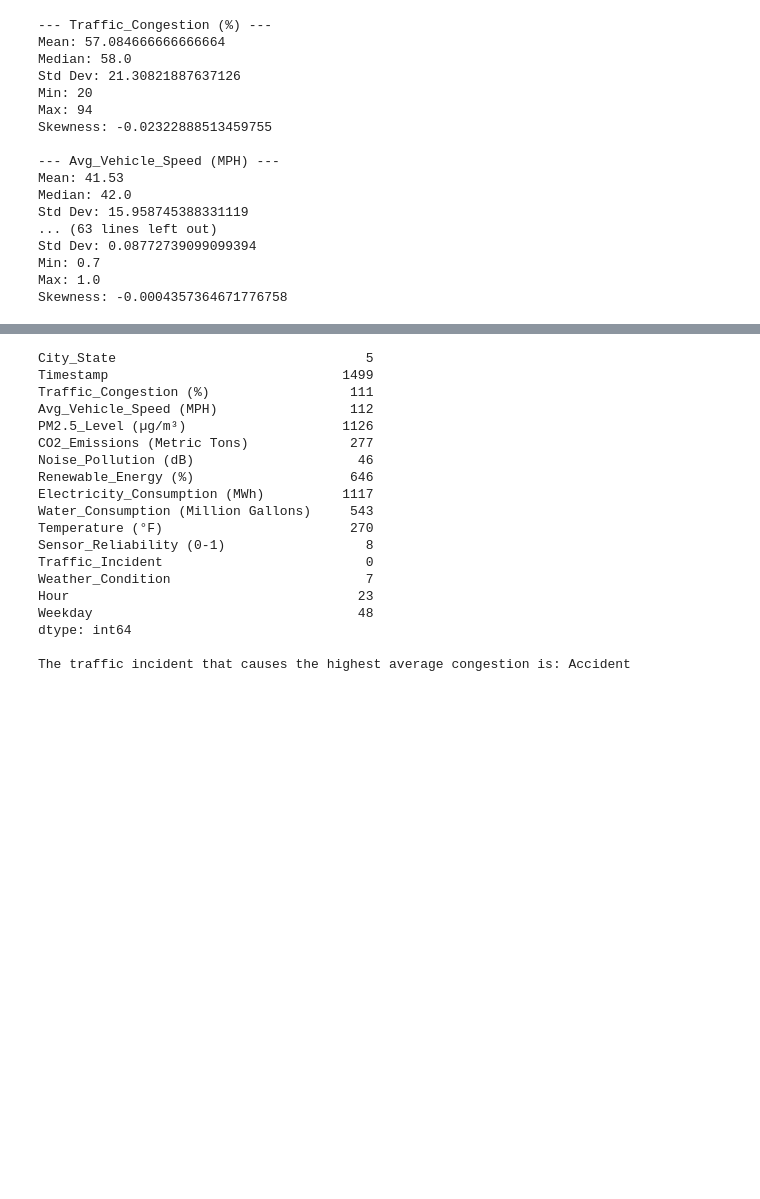
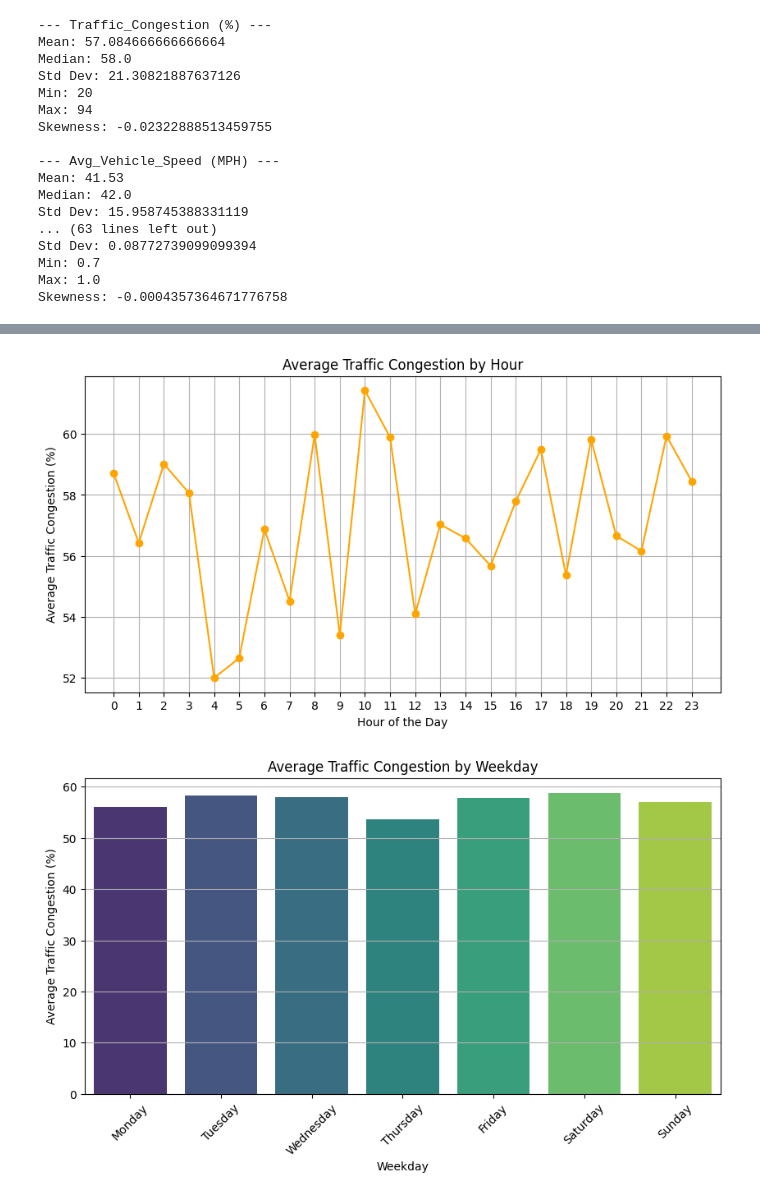
Before and after one commit to M-anvi/Python-Project, a Jupyter notebook: EDA.ipynb, the cells around one changed output, grey strips where cells are left out. Drawn from its saved outputs; the diff is of its cells as text; code cells hidden in the pictures; blank space fills up the shorter version.

```diff
--- a/EDA.ipynb
+++ b/EDA.ipynb
@@ -179,28 +167,36 @@ Sensor_Reliability (0-1): 0 outliers
-# %%
-#FINDING OUT WHICH CITY HAS THE HIGHEST VALUE IN DIFFERENT COLUMNS
-
-# For each column, finding the City_State with the max value
-print(df.idxmax())
-
-#TRAFFIC INCIDENT THAT CAUSES THE HIGHEST AVG CONGESTION
-print("\nThe traffic incident that causes the highest average congestion is:",df.groupby('Traffic_Incident')['Traffic_Congestion (%)'].mean().idxmax())
-# %% [output]
-City_State                                5
-Timestamp                              1499
-Traffic_Congestion (%)                  111
-Avg_Vehicle_Speed (MPH)                 112
-PM2.5_Level (µg/m³)                    1126
-CO2_Emissions (Metric Tons)             277
-Noise_Pollution (dB)                     46
-Renewable_Energy (%)                    646
-Electricity_Consumption (MWh)          1117
-Water_Consumption (Million Gallons)     543
-Temperature (°F)                        270
-Sensor_Reliability (0-1)                  8
-Traffic_Incident                          0
-Weather_Condition                         7
-Hour                                     23
-Weekday                                  48
-dtype: int64
-
-The traffic incident that causes the highest average congestion is: Accident
+# %%
+#VISUALIZING HOW TRAFFIC CONGESTION VARIES OVER TIME
+
+# Grouping by Hour and calculating the mean congestion
+avg_congestion_by_hour = df.groupby('Hour')['Traffic_Congestion (%)'].mean()
+
+# Plotting the graph
+plt.figure(figsize=(10, 5))
+plt.plot(avg_congestion_by_hour.index, avg_congestion_by_hour.values, marker='o', color='orange')
+plt.title('Average Traffic Congestion by Hour')
+plt.xlabel('Hour of the Day')
+plt.ylabel('Average Traffic Congestion (%)')
+plt.xticks(range(0, 24))  # Showing all 24 hours
+plt.grid(True)
+plt.show()
+
+#VISUALIZING HOW TRAFFIC CONGESTION VARIES WEEKLY
+weekday_order = ['Monday', 'Tuesday', 'Wednesday', 'Thursday', 'Friday', 'Saturday', 'Sunday']
+
+# Grouping by weekday and calculating mean congestion
+avg_congestion_by_weekday = df.groupby('Weekday')['Traffic_Congestion (%)'].mean().reindex(weekday_order)
+
+# Creating a new DataFrame for plotting
+plot_df = avg_congestion_by_weekday.reset_index()
+plot_df.columns = ['Weekday', 'Avg_Congestion']
+plt.figure(figsize=(10, 5))
+sns.barplot(data=plot_df, x='Weekday', y='Avg_Congestion', palette='viridis', hue='Weekday', legend=False)
+plt.title('Average Traffic Congestion by Weekday')
+plt.xlabel('Weekday')
+plt.ylabel('Average Traffic Congestion (%)')
+plt.xticks(rotation=45)
+plt.grid(axis='y')
+plt.show()
+# %% [output]
+[figure, added]
+[figure, added]
```
Also changed, not shown: parts of 4 cells of this notebook.
